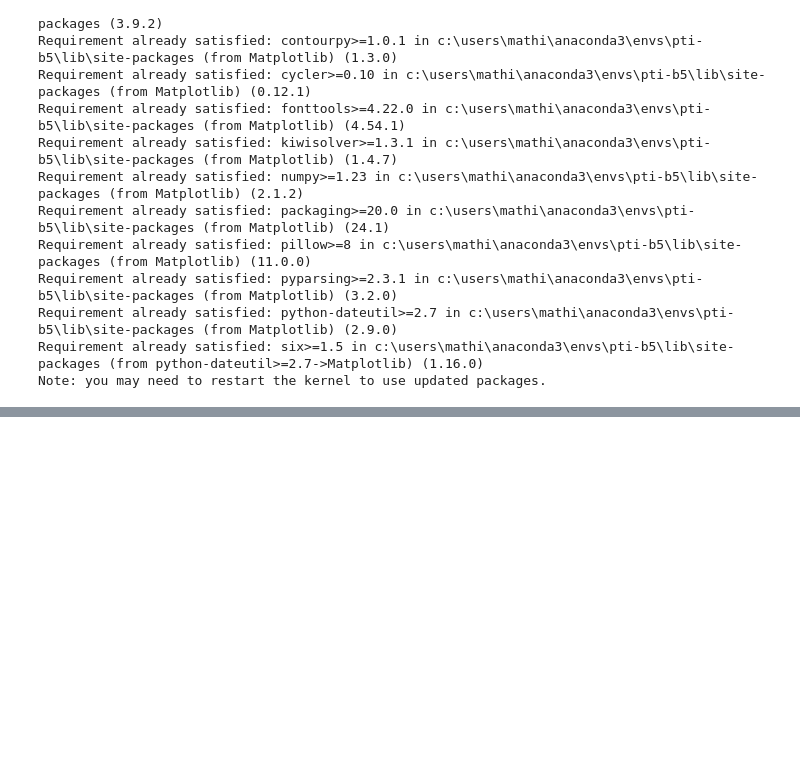
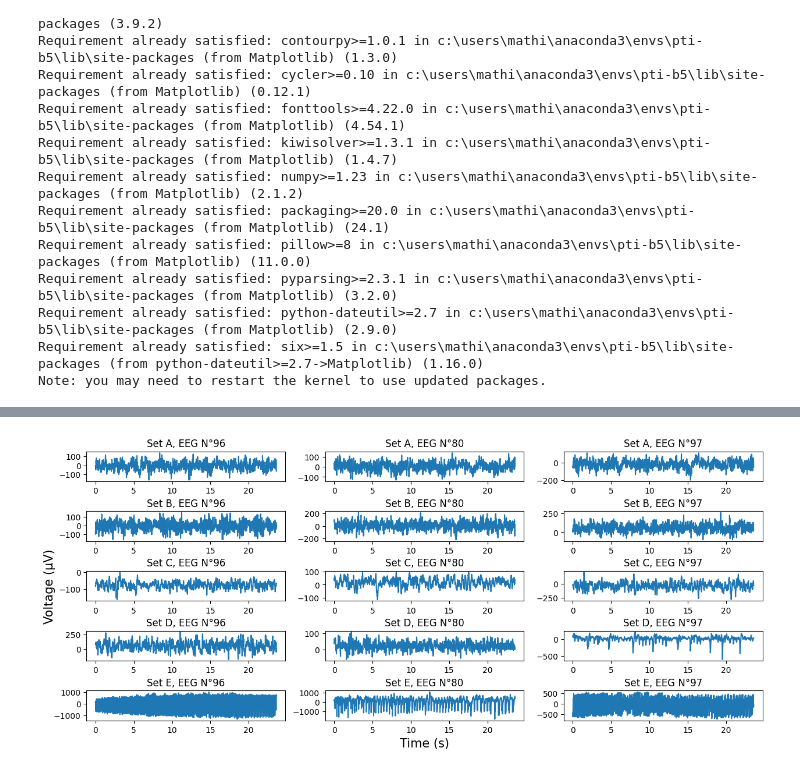
Before and after one commit to deubn31/PTI-Analyse-Classification-de-signaux-EEG, a Jupyter notebook: Signal Visualizing.ipynb, the cells around one changed output, grey strips where cells are left out. Saved outputs shown, nothing was run; the diff lists cells and outputs as text; code cells hidden in the pictures; blank space fills up the shorter version.

Commit message:
visualisation des données

```diff
--- a/Signal Visualizing.ipynb
+++ b/Signal Visualizing.ipynb
@@ -106,0 +32,23 @@ None
+# %%
+with open('data.pkl', 'rb') as file: #récupération des données
+    data = pickle.load(file)
+# %%
+fig,axes= plt.subplots(5,3,figsize=(15, 6))
+ax=axes.ravel()
+time=np.linspace(0,23.6,4097)
+
+lettres=["A","B","C","D","E"]
+selecteeg=np.random.randint(0,99,3)
+for i in range(5):
+    for k in range(3):
+        ax[3*i+k].plot(time,data[100*i+selecteeg[k],1:4098])
+        ax[3*i+k].set_title("Set "+lettres[i]+", EEG N°"+str(selecteeg[k]))
+
+
+ax[6].set_ylabel('Voltage (µV)',fontsize=15)
+ax[13].set_xlabel('Time (s)',fontsize=15)
+
+
+plt.subplots_adjust(hspace=1.0)
+# %% [output]
+[figure, added]
```
Also changed, not shown: parts of 5 cells of this notebook.
